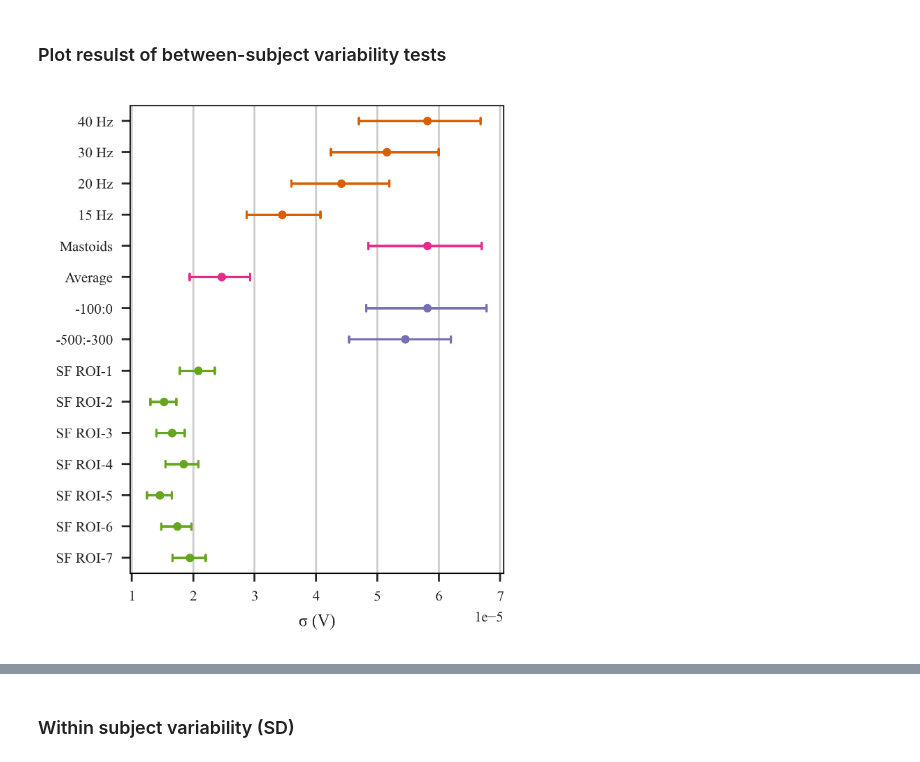
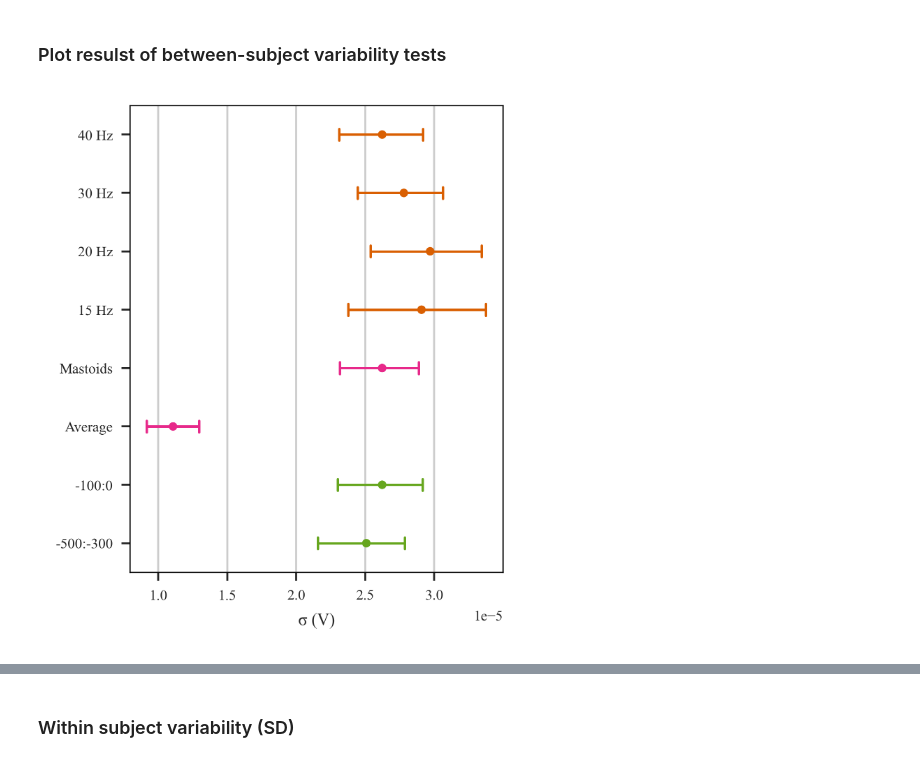
Before and after one commit to abelowska/erroneurous, a Jupyter notebook: notebooks/variability_results.ipynb, the cells around one changed output, grey strips where cells are left out. Saved outputs shown, nothing was run; the diff lists cells and outputs as text; code cells hidden in the pictures.

```diff
--- a/notebooks/variability_results.ipynb
+++ b/notebooks/variability_results.ipynb
@@ -388,7 +388,7 @@ X_test_df_500 = epochs_test_df_3
 ---
 # %%
 # condition = 'ern' | 'pe'
-condition = 'ern'
+condition = 'pe'
 # %% [markdown]
 ## Variability estimates depending on different choices in pre-processing
 # %% [markdown]
@@ -800,49 +686,44 @@ colors = [
     pal.as_hex()[1],
     pal.as_hex()[3],
     pal.as_hex()[3],
-    pal.as_hex()[2],
-    pal.as_hex()[2],
     pal.as_hex()[4],
     pal.as_hex()[4],
-    pal.as_hex()[4],
-    pal.as_hex()[4],
-    pal.as_hex()[4],
-    pal.as_hex()[4],
-    pal.as_hex()[4],
+    # pal.as_hex()[4],
+    # pal.as_hex()[4],
+    # pal.as_hex()[4],
+    # pal.as_hex()[4],
+    # pal.as_hex()[4],
+    # pal.as_hex()[4],
+    # pal.as_hex()[4],
 ]
-
 
 
 ax = sns.pointplot(
     x = 'values',
-    y='pipeline',
-    hue='pipeline',
+    y = 'pipeline',
     data = between_df,
     orient='h',
-    join=False,
+    palette=colors,
+    errwidth=1,
     estimator=np.std,
     ci=95,
     capsize=0.2,
-    errwidth=1,
-    scale = 0.4,
-    legend=False,
-    palette=colors,
-#     palette="colorblind"
+    scale = 0.4
+
 )
-
 
 plt.legend([],[], frameon=False)
 
 ax.spines['bottom'].set_color('black')
 ax.spines['top'].set_color('black')
 ax.spines['right'].set_color('black')
 ax.spines['left'].set_color('black')
 
 ax.set_xlabel("$\mathregular{\sigma}$ (V)")
 ax.set_ylabel('')
 
 plt.show()
 
 ax.figure.savefig(f"../public_data/figures/variability_supplementary_choices/between_subject_{condition}_dpi_{dpi}_supplementary.png",  bbox_inches='tight')
 # %% [output]
-[figure, old version]
+[figure, new version]
```
Also changed, not shown: parts of 27 cells of this notebook, 13 other files.
